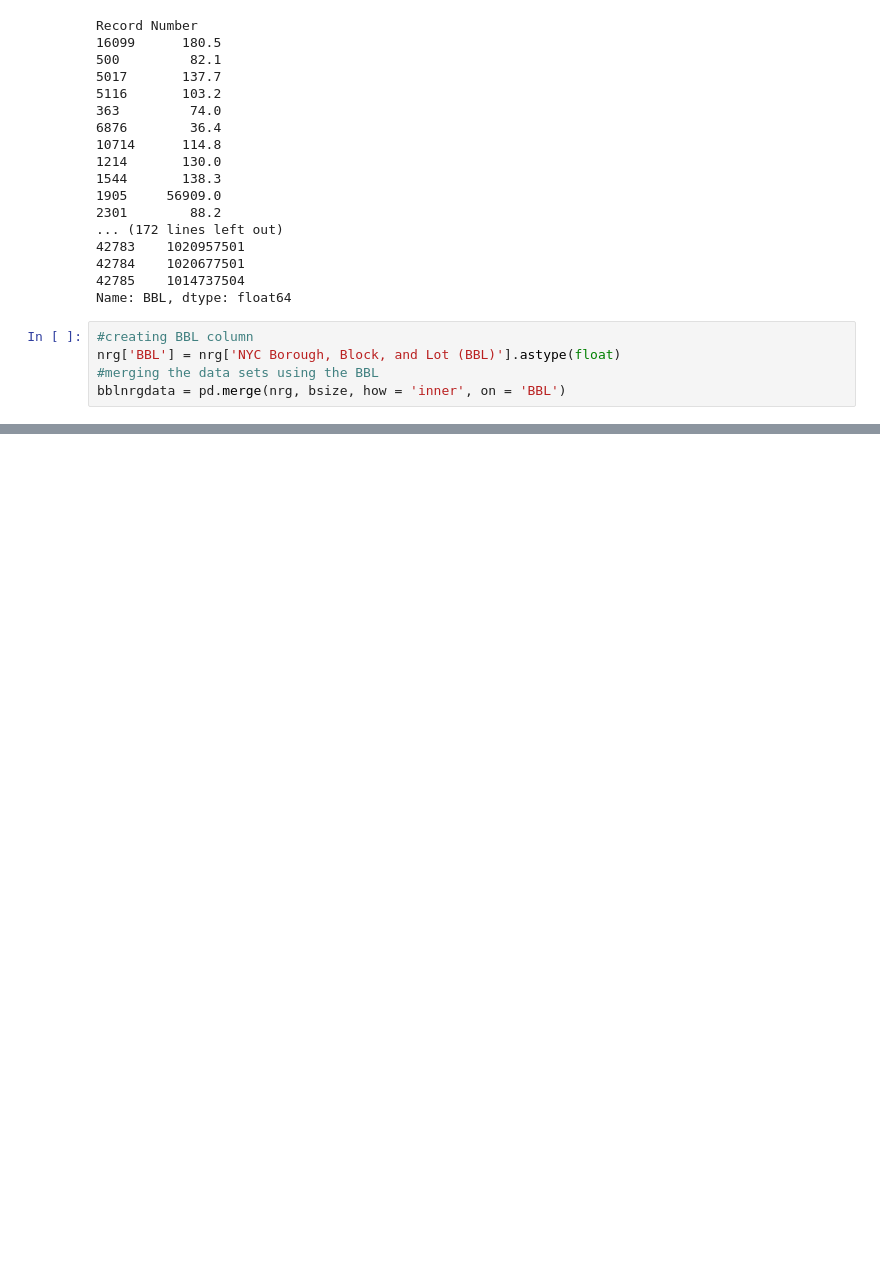
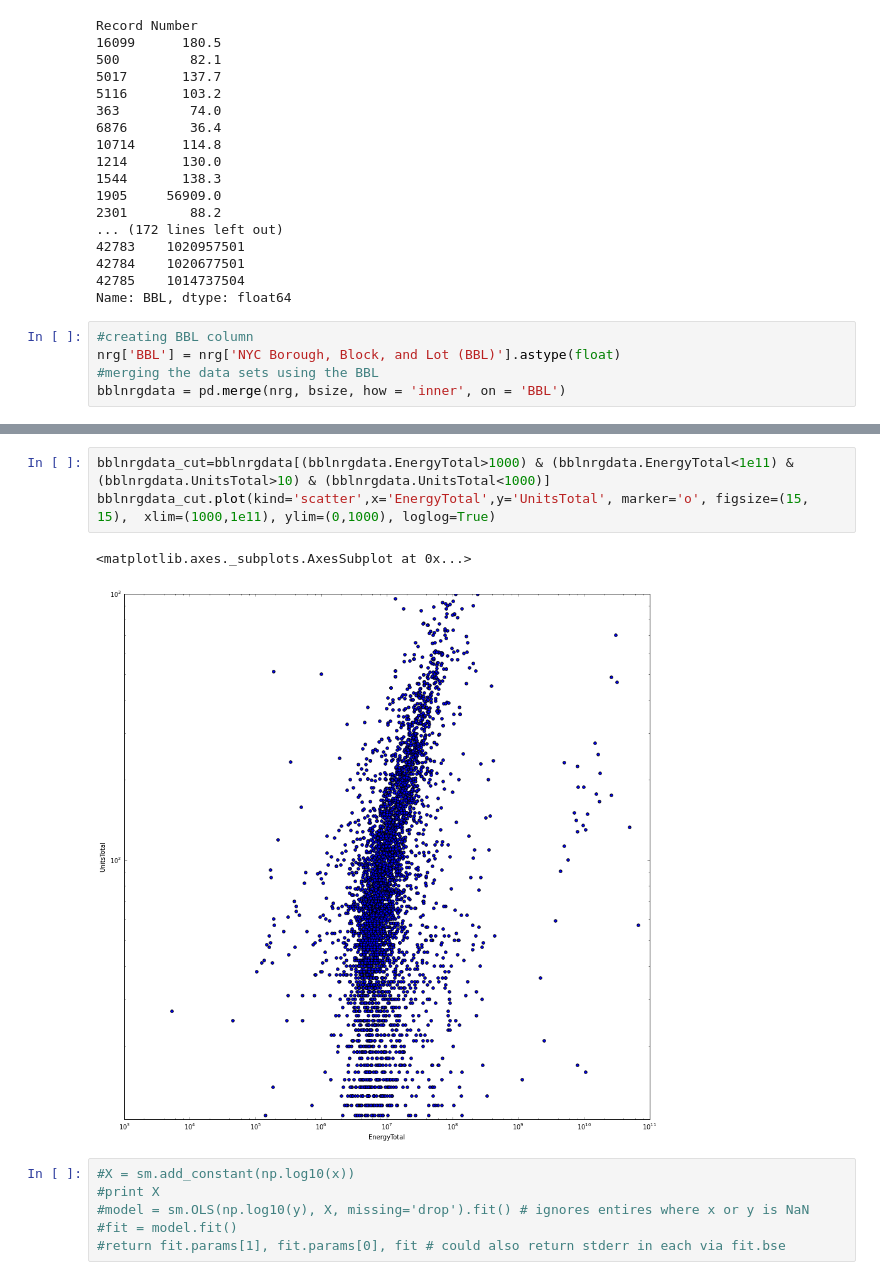
Before and after one commit to yanchao1992/PUI2015_yxu, a Jupyter notebook: hw5/5-1.ipynb, the cells around one changed output, grey strips where cells are left out. Drawn from its saved outputs; the diff is of its cells as text; blank space fills up the shorter version.

```diff
--- a/hw5/5-1.ipynb
+++ b/hw5/5-1.ipynb
@@ -116,0 +131,12 @@ bblnrgdata = pd.merge(nrg, bsize, how = 'inner', on = 'BBL')
+# %%
+bblnrgdata_cut=bblnrgdata[(bblnrgdata.EnergyTotal>1000) & (bblnrgdata.EnergyTotal<1e11) & (bblnrgdata.UnitsTotal>10) & (bblnrgdata.UnitsTotal<1000)]
+bblnrgdata_cut.plot(kind='scatter',x='EnergyTotal',y='UnitsTotal', marker='o', figsize=(15, 15),  xlim=(1000,1e11), ylim=(0,1000), loglog=True)
+# %% [output]
+<matplotlib.axes._subplots.AxesSubplot at 0x...>
+[figure, added]
+# %%
+#X = sm.add_constant(np.log10(x))
+#print X
+#model = sm.OLS(np.log10(y), X, missing='drop').fit() # ignores entires where x or y is NaN
+#fit = model.fit()
+#return fit.params[1], fit.params[0], fit # could also return stderr in each via fit.bse
```
Also changed, not shown: parts of 11 cells of this notebook.
